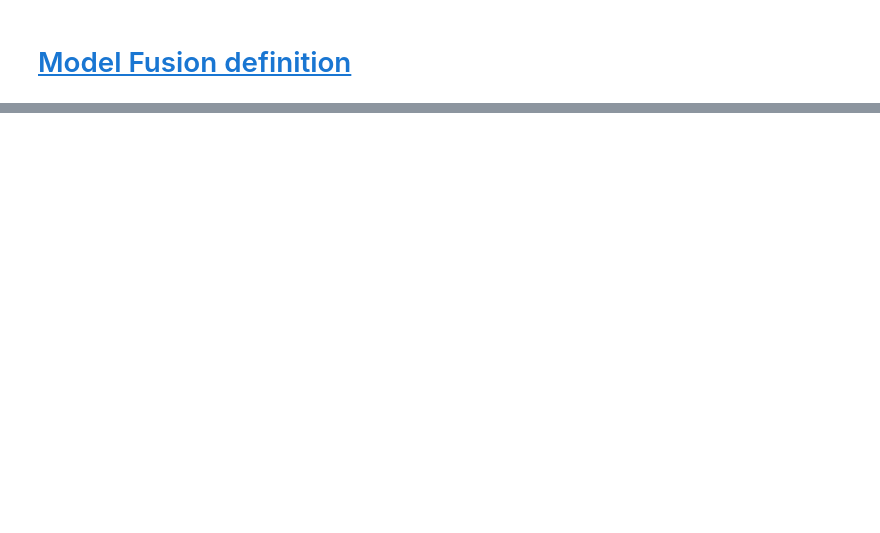
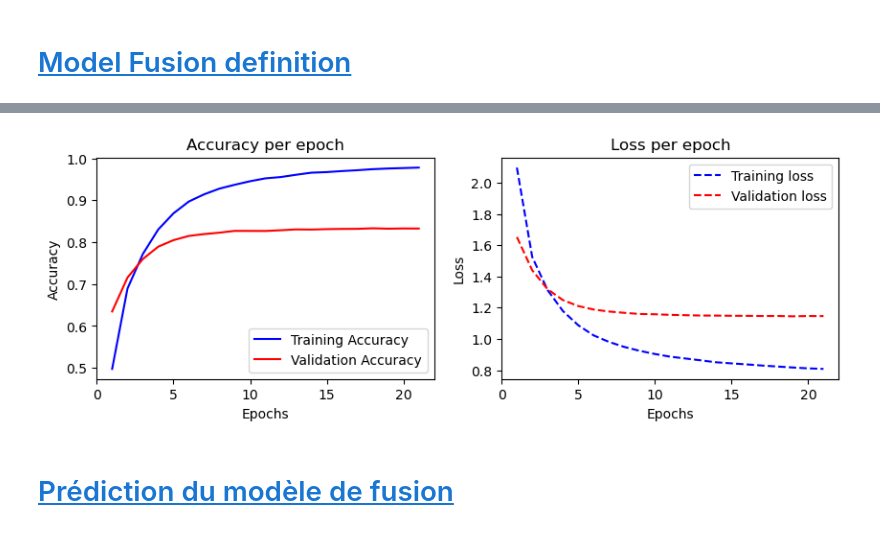
Before and after one commit to JoffreyLGT/Rakuten-products-classification, a Jupyter notebook: notebooks/fusioned_model.ipynb, the cells around one changed output, grey strips where cells are left out. Cells and saved outputs as stored; diff of their text form; code cells hidden in the pictures; blank space fills up the shorter version.

```diff
--- a/notebooks/fusioned_model.ipynb
+++ b/notebooks/fusioned_model.ipynb
@@ -297,0 +324,54 @@ Epoch 1/100
+# %%
+from matplotlib import pyplot as plt
+import numpy as np
+import pandas as pd
+
+training_history = pd.read_csv(HIST_CSV_PATH, delimiter=",", header=0)
+
+
+fig = plt.figure(figsize=(10, 3))
+ax1 = fig.add_subplot(121)
+
+# Labels des axes
+ax1.set_xlabel('Epochs')
+ax1.set_ylabel('Accuracy')
+
+# Courbe de la précision sur l'échantillon d'entrainement
+ax1.plot(np.arange(1, training_history["accuracy"].count() + 1, 1),
+         training_history["accuracy"],
+         label='Training Accuracy',
+         color='blue')
+
+# Courbe de la précision sur l'échantillon de test
+ax1.plot(np.arange(1, training_history["val_accuracy"].count() + 1, 1),
+         training_history['val_accuracy'],
+         label='Validation Accuracy',
+         color='red')
+
+ax1.legend()
+ax1.set_title("Accuracy per epoch")
+ax2 = fig.add_subplot(122)
+ax2.set_ylabel('Loss')
+ax2.set_xlabel('Epochs')
+
+ax2.plot(np.arange(1, training_history["loss"].count() + 1, 1),
+         training_history['loss'],
+         label='Training loss',
+         linestyle="dashed",
+         color='blue')
+
+ax2.plot(np.arange(1, training_history["val_loss"].count() + 1, 1),
+         training_history['val_loss'],
+         label='Validation loss',
+         linestyle="dashed",
+         color='red')
+
+ax2.legend()
+ax2.set_title("Loss per epoch")
+
+# Affichage de la figure
+plt.show()
+# %% [output]
+[figure, added]
+# %% [markdown]
+# <a id='toc4_'></a>[Prédiction du modèle de fusion](#toc0_)
```
Also changed, not shown: parts of 11 cells of this notebook.
